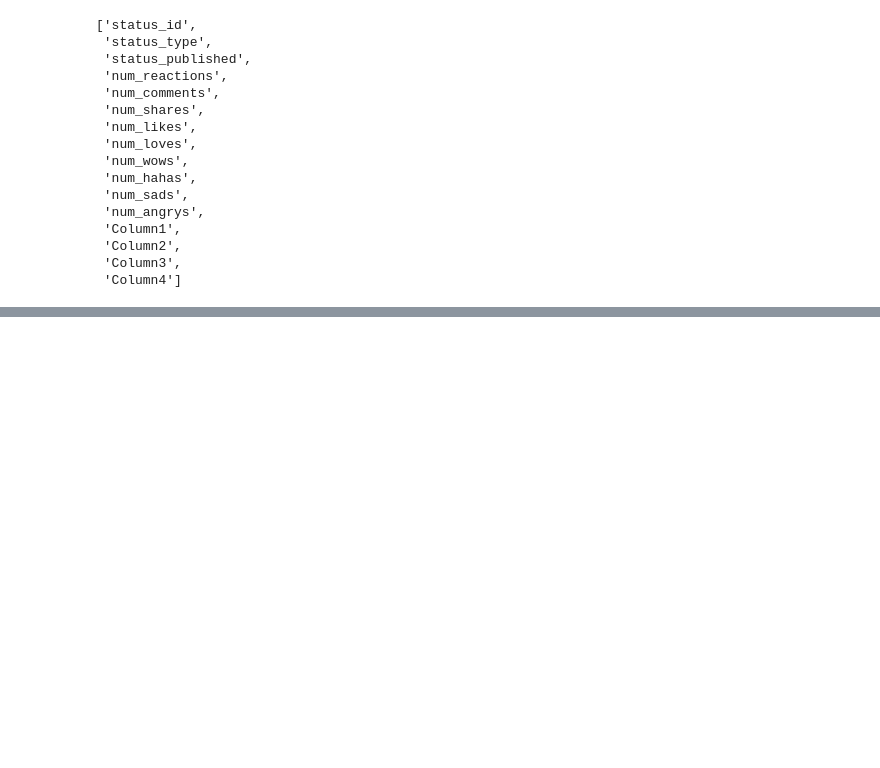
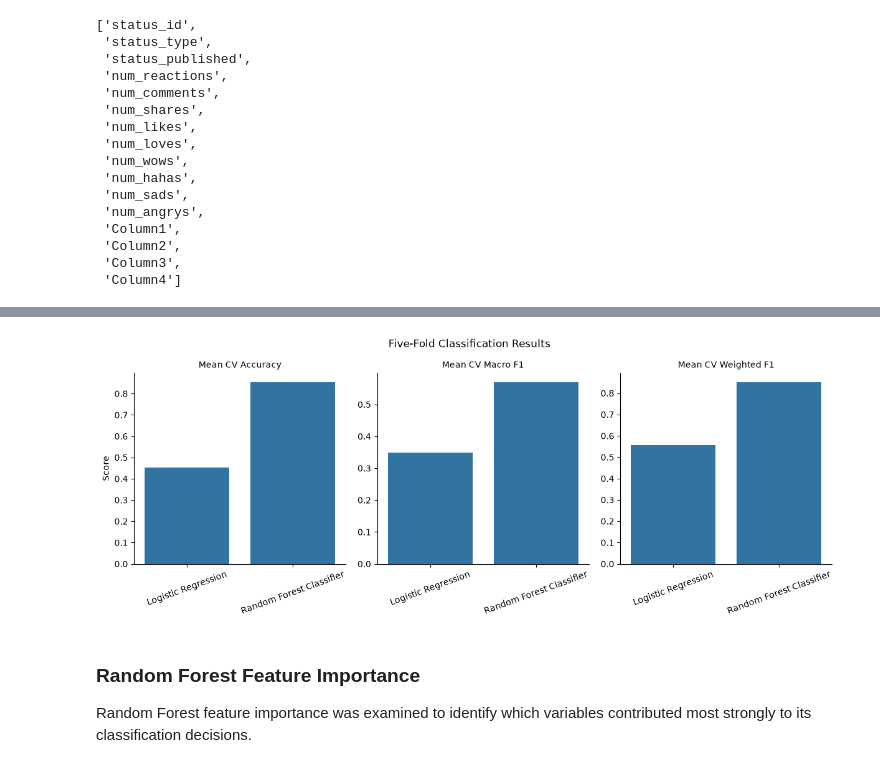
Before and after one commit to AmandaTFerraz/predictive-analytics-final-project, a Jupyter notebook: pda_finalproject.ipynb, the cells around one changed output, grey strips where cells are left out. Saved outputs shown, nothing was run; the diff lists cells and outputs as text; code cells hidden in the pictures; blank space fills up the shorter version.

```diff
--- a/pda_finalproject.ipynb
+++ b/pda_finalproject.ipynb
@@ -791,0 +1339,17 @@ Dataset shape after removing unnecessary columns:
+# %%
+stratified_cv = StratifiedKFold(
+    n_splits=5,
+    shuffle=True,
+    random_state=42
+)
+
+classification_scoring = {
+    "Accuracy": "accuracy",
+    "Macro F1": "f1_macro",
+    "Weighted F1": "f1_weighted"
+}
+
+classification_models = {
+    "Logistic Regression": logistic_model,
+    "Random Forest Classifier": random_forest_classifier
+}
@@ -791,0 +1390,41 @@ Dataset shape after removing unnecessary columns:
+# %%
+cv_classification_plot = (
+    classification_cv_df.melt(
+        id_vars="Model",
+        value_vars=[
+            "Mean CV Accuracy",
+            "Mean CV Macro F1",
+            "Mean CV Weighted F1"
+        ],
+        var_name="Metric",
+        value_name="Score"
+    )
+)
+
+g = sns.catplot(
+    data=cv_classification_plot,
+    x="Model",
+    y="Score",
+    col="Metric",
+    kind="bar",
+    sharey=False,
+    height=4,
+    aspect=1
+)
+
+g.set_xticklabels(rotation=20)
+g.set_titles("{col_name}")
+g.set_axis_labels("", "Score")
+
+g.figure.suptitle(
+    "Five-Fold Classification Results",
+    y=1.05
+)
+
+plt.show()
+# %% [output]
+[figure, added]
+# %% [markdown]
+### Random Forest Feature Importance
+
+Random Forest feature importance was examined to identify which variables contributed most strongly to its classification decisions.
```
Also changed, not shown: parts of 38 cells of this notebook.
